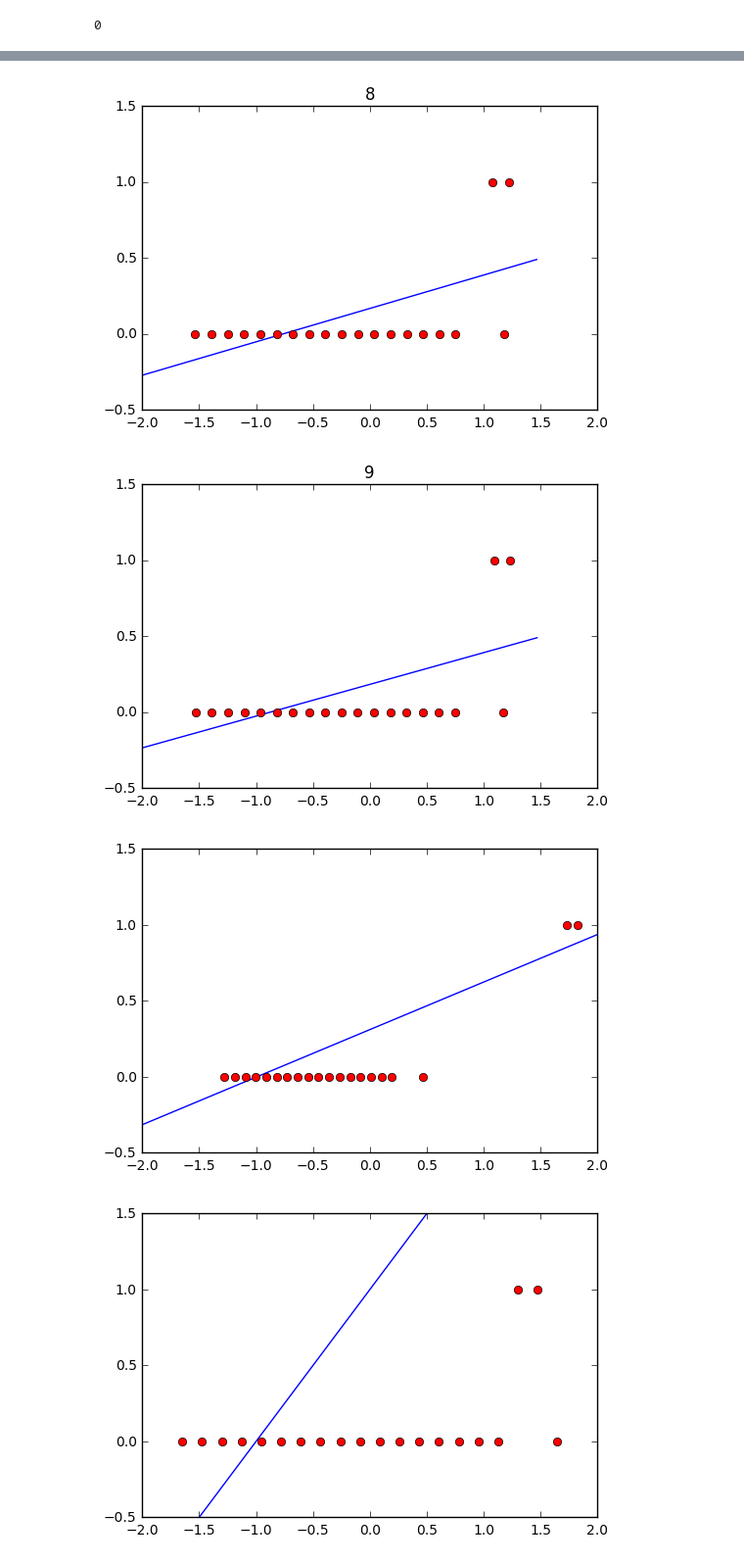
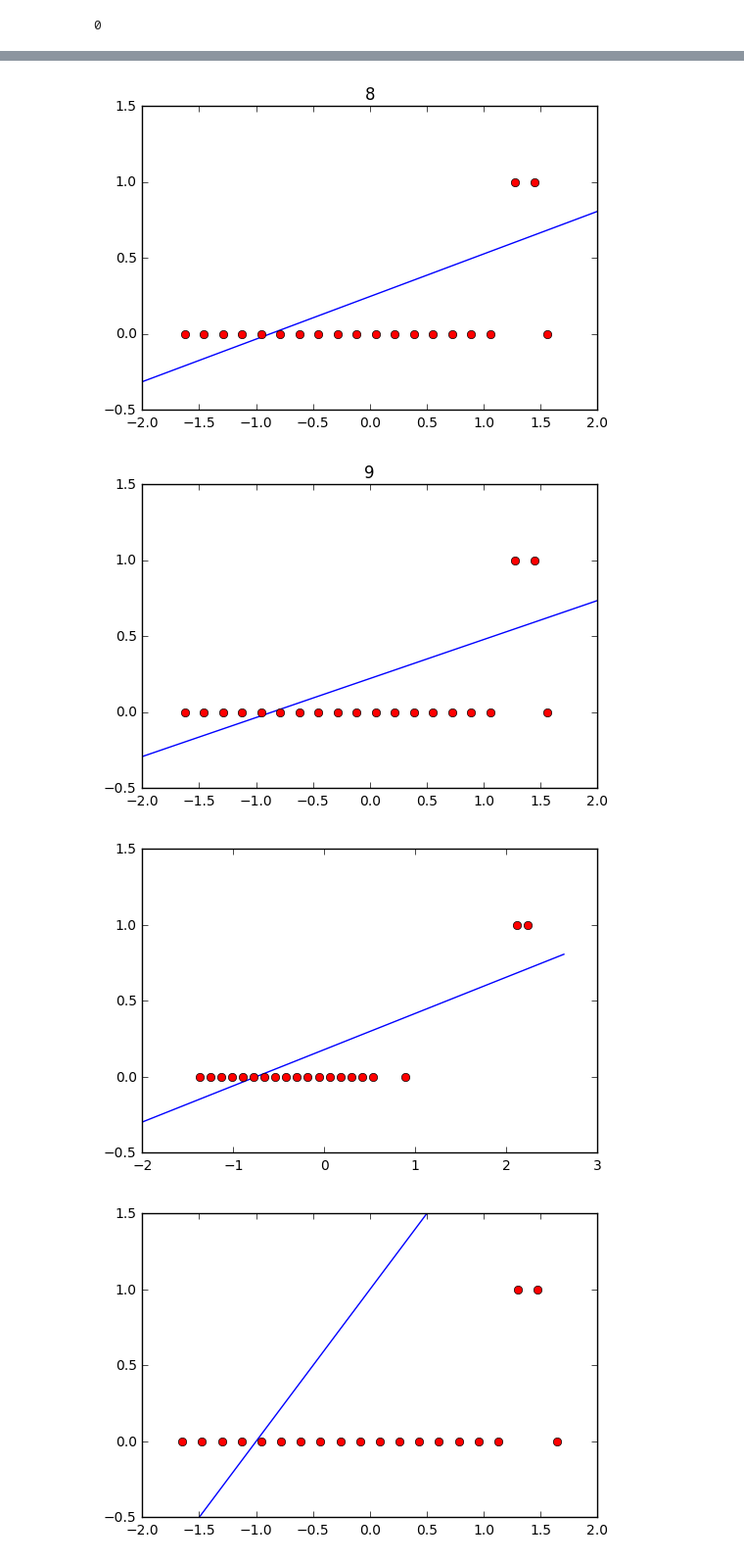
Before and after one commit to compmusMIR/nmf, a Jupyter notebook: nmf.ipynb, the cells around one changed output, grey strips where cells are left out. Shown at 98% size. Drawn from its saved outputs; the diff is of its cells as text; code cells hidden in the pictures.

```diff
--- a/nmf.ipynb
+++ b/nmf.ipynb
@@ -48,11 +48,17 @@ H = np.ones((M,K))*0.001
 W = np.ones((K,N))*0.001
 
 num_iters = 1500
-alpha = 0.1
+alpha = 0.2
 J_history = np.zeros((num_iters))
 
 plt.imshow(np.dot(H,W))
 plt.title('Matriz X inicial')
+plt.show()
+plt.imshow(H>np.percentile(H,93))
+plt.xticks([0,1,2])
+plt.show()
+plt.imshow(W>np.percentile(W,60))
+plt.yticks([0,1,2])
 plt.show()
 
 
@@ -62,13 +68,22 @@ for iter in range(num_iters):
     J = np.dot(np.dot(dif,np.ones((N,1))).T,np.dot(dif,np.ones((N,1))))
     J_history[iter] = J
     temp = H.copy()
-    H = H + ((alpha * np.dot(W,Y.T)) - (alpha * np.dot(np.dot(W,W.T),H.T))).T
-    W = W + ((alpha * np.dot(temp.T,Y)) - (alpha * np.dot(np.dot(temp.T,temp),W)))
+    H = H - alpha*np.dot(X-Y,W.T)
+    W = W - alpha*np.dot((X-Y).T,temp).T
+    if iter<10:
+        plt.imshow(H>np.percentile(H,93))
+        plt.xticks([0,1,2])
+        plt.show()
+        plt.imshow(W>np.percentile(W,60))
+        plt.yticks([0,1,2])
+        plt.show()
 #print J_history[-1]
 #plt.pcolormesh(t, f, np.dot(H,W), cmap='hot')
 plt.imshow(H>np.percentile(H,93))
+plt.xticks([0,1,2])
 plt.show()
 plt.imshow(W>np.percentile(W,60))
+plt.yticks([0,1,2])
 plt.show()
 plt.imshow(np.round(np.dot(H,W),2))
 plt.title('Matriz X apos Gradiente Descendente')
@@ -117,7 +139,7 @@ ybkp = y.copy()
 tbkp = theta.copy()
 
 num_iters = 10
-alpha = 0.1
+alpha = 0.01
 J_history = np.zeros((num_iters))
 
 t = np.arange(min(X[:,1]-1),max(X[:,1]+1))
@@ -134,8 +156,8 @@ for iter in range(num_iters):
     J = np.dot((h-y).T,(h-y))/(2*M)
     J_history[iter] = J
     temp = X.copy()
-    X = X + ((alpha * np.dot(theta,y.T)) - (alpha * np.dot(np.dot(theta,theta.T),X.T))).T
-    theta = theta + ((alpha * np.dot(temp.T,y)) - (alpha * np.dot(np.dot(temp.T,temp),theta)))
+    X = X - alpha*np.dot(h-y,theta.T)
+    theta = theta - alpha*np.dot((h-y).T,temp).T
     t = np.arange(min(X[:,1]-1),max(X[:,1]+1))
     h = theta[0]+t*theta[1]
     plt.plot(t, h)
@@ -148,21 +170,21 @@ X = Xbkp
 y = ybkp
 theta = tbkp
 
-num_iters = 100
+num_iters = 1000
 
 for iter in range(num_iters):
     h = np.zeros((M,1))
     h[:,0] = np.dot(X,theta)[:,0]
     J = np.dot((h-y).T,(h-y))/(2*M)
     temp = X.copy()
-    X = X + ((alpha * np.dot(theta,y.T)) - (alpha * np.dot(np.dot(theta,theta.T),X.T))).T
-    theta = theta + ((alpha * np.dot(temp.T,y)) - (alpha * np.dot(np.dot(temp.T,temp),theta)))
+    X = X - alpha*np.dot(h-y,theta.T)
+    theta = theta - alpha*np.dot((h-y).T,temp).T
 
 t = np.arange(min(X[:,1]-1),max(X[:,1]+1))
 h = theta[0]+t*theta[1]
 plt.plot(t, h)
 plt.plot(X[:,1:], y, 'ro')
-plt.axis([-2, 2, -0.5, 1.5])
+plt.axis([-2, 3, -0.5, 1.5])
 plt.show()
 # %% [output]
 [figure]
@@ -177,6 +199,6 @@ plt.show()
-[figure, old version]
+[figure, new version]
-[figure, old version]
+[figure, new version]
-[figure, old version]
+[figure, new version]
 # %%
 from csv import reader
 import numpy as np
```
Also changed, not shown: parts of 2 cells of this notebook, 1 other file.
